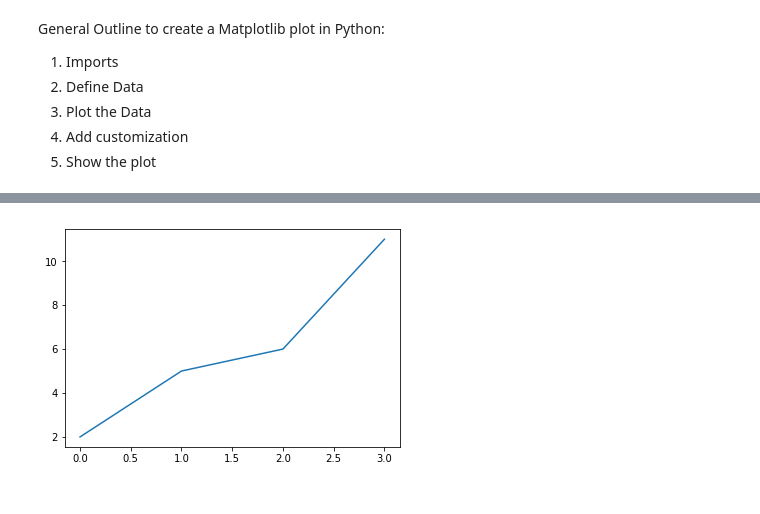
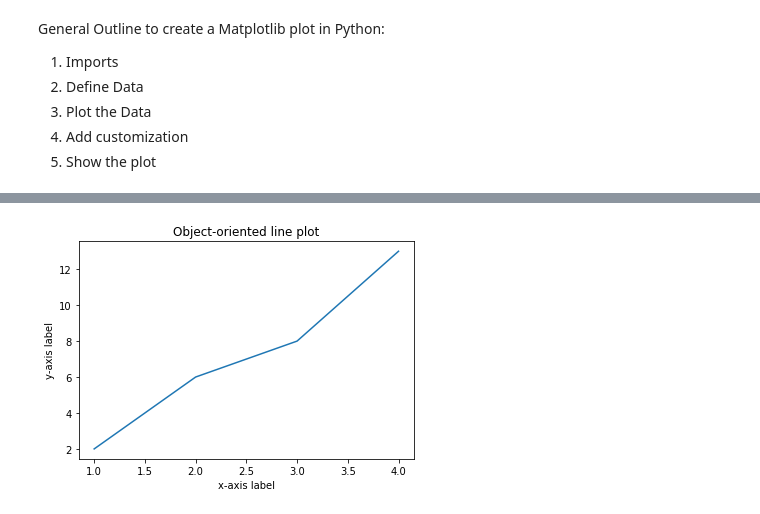
Before and after one commit to ProfessorKazarinoff/ENGR114-2019Q1, a Jupyter notebook: week3_plotting_notes.ipynb, the cells around one changed output, grey strips where cells are left out. Cells and saved outputs as stored; diff of their text form; code cells hidden in the pictures.

```diff
--- a/week3_plotting_notes.ipynb
+++ b/week3_plotting_notes.ipynb
@@ -48,16 +45,27 @@ import matplotlib.pyplot as plt
 # %%
+# 1. Imports
+
+import numpy as np
+import matplotlib.pyplot as plt
+%matplotlib inline
+
 # 2. Data
 
-x = [0,1,2,3]
-y = [2,5,6,11]
+x = [1,2,3,4]
+y = [2,6,8,13]
 
-# 3. plot the data
+# 3. Plot the data
 
-fig, ax = plt.subplots()
-ax.plot(x,y)
+fig, ax = plt.subplots()  # create an axis object, ax
+ax.plot(x,y)              # build a plot on the ax object
 
-# 4. Customize the power
+# 4. Customize the plot
+ax.set_xlabel('x-axis label')  # set the ax object attributes
+ax.set_ylabel('y-axis label')
+ax.set_title('Object-oriented line plot')
+
+# 5. Show
 
 plt.show()
 # %% [output]
-[figure, old version]
+[figure, new version]
```
Also changed, not shown: parts of 16 cells of this notebook, 12 other files.
